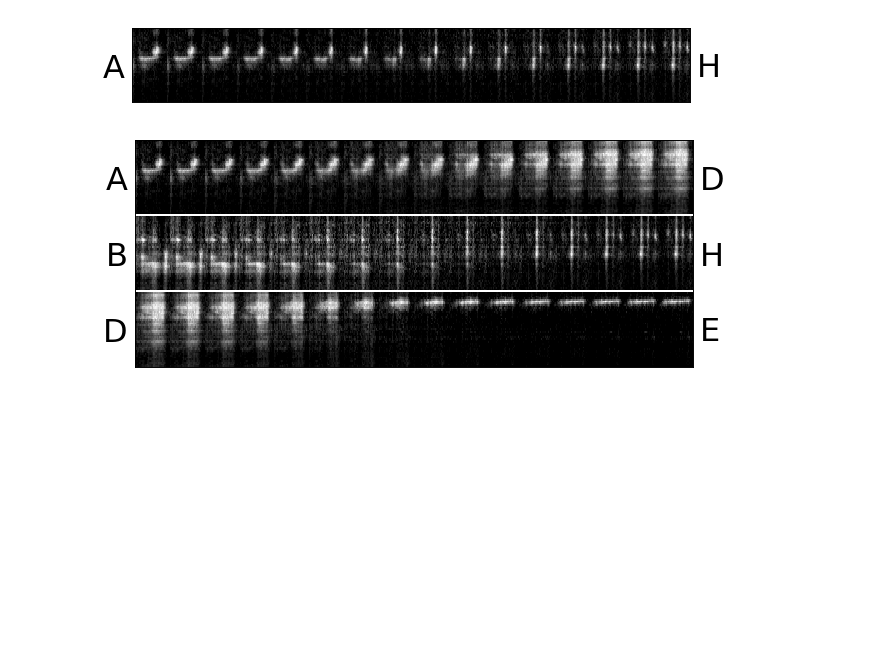
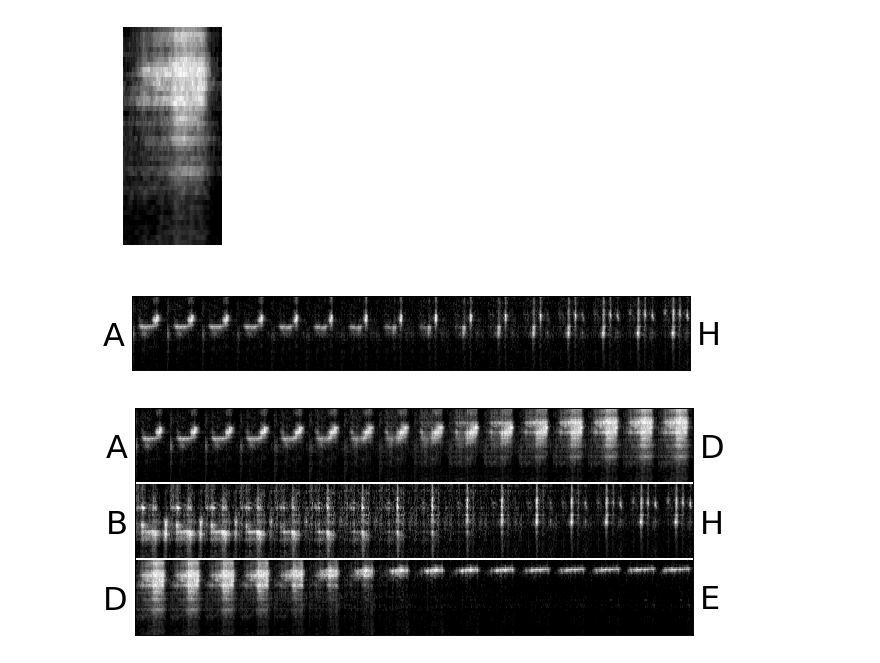
Before and after one commit to MarvinT/morphs, a Jupyter notebook: notebooks/1.0-mjt-morph-spectrograms.ipynb, the cells around one changed output. Saved outputs shown, nothing was run; the diff lists cells and outputs as text; code cells hidden in the pictures; blank space fills up the shorter version.

```diff
--- a/notebooks/1.0-mjt-morph-spectrograms.ipynb
+++ b/notebooks/1.0-mjt-morph-spectrograms.ipynb
@@ -10,2 +33,9 @@ spects = morphs.data.load.morph_spectrograms()
+# %%
+dim = 'ad'
+pos = 128
+f = single(dim, pos, spects)
+morphs.plot.savefig(f, '%s%03d' % (dim, pos), folder=single_folder)
+# %% [output]
+[figure, added]
 # %%
 f = morphs.plot.spectrogram.morphs(['ah'], spects)
```
Also changed, not shown: parts of 9 cells of this notebook.
